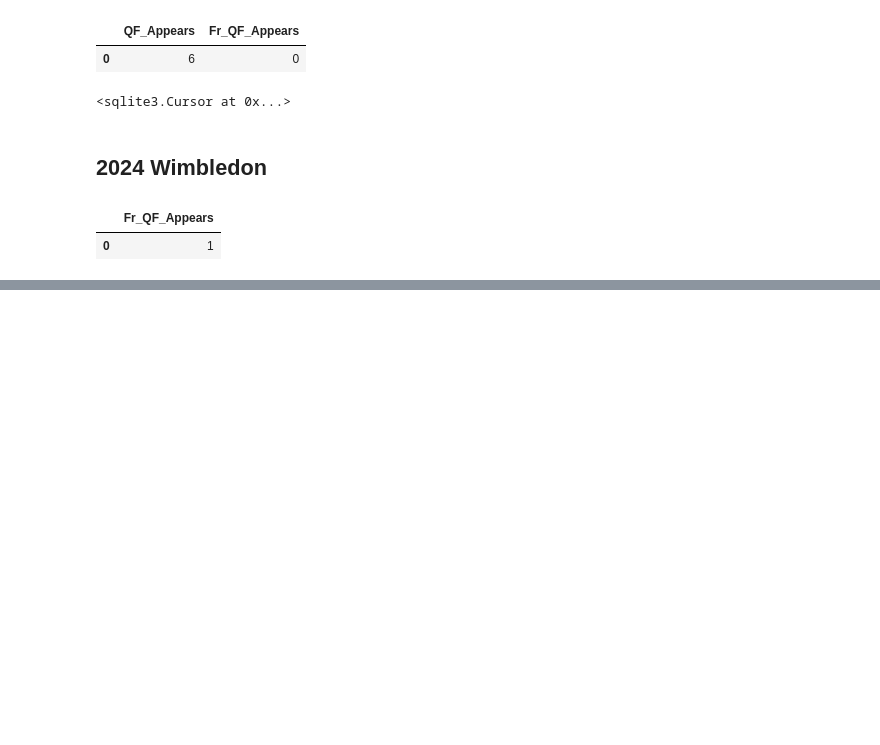
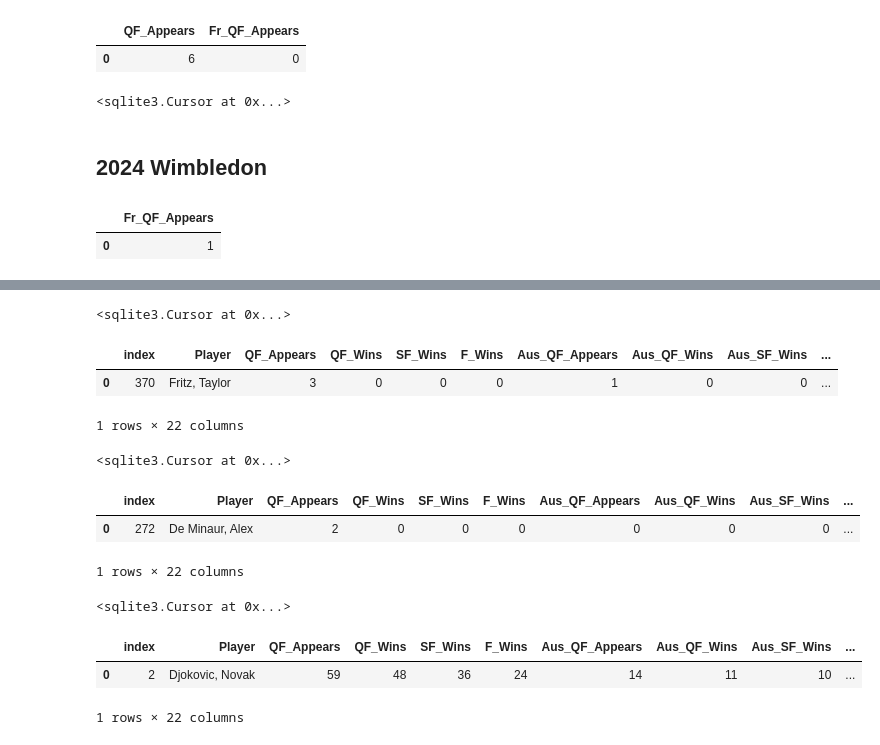
Before and after one commit to gadamico/Sports-Data, a Jupyter notebook: mens_singles_tennis/notebooks/scratch-tennis-db-updating3.ipynb, the cells around one changed output, grey strips where cells are left out. Cells and saved outputs as stored; diff of their text form; code cells hidden in the pictures; blank space fills up the shorter version.

```diff
--- a/mens_singles_tennis/notebooks/scratch-tennis-db-updating3.ipynb
+++ b/mens_singles_tennis/notebooks/scratch-tennis-db-updating3.ipynb
@@ -336,0 +488,76 @@ conn)
+# %%
+conn.execute(
+    """
+    INSERT INTO mens_tennis
+    VALUES (379, 'Musetti, Lorenzo', 1, 1, 0, 0, 0, 0, 0, 0, 0, 0,
+    0, 0, 1, 1, 0, 0, 0, 0, 0, 0)
+    """
+)
+# %% [output]
+<sqlite3.Cursor at 0x...>
+# %%
+pd.read_sql(
+    """
+    SELECT *
+    FROM mens_tennis
+    WHERE Player = "Fritz, Taylor"
+    """
+,
+conn
+)
+# %% [output]
+|  | index | Player | QF_Appears | QF_Wins | SF_Wins | F_Wins | Aus_QF_Appears | Aus_QF_Wins | Aus_SF_Wins | ... |
+| 0 | 370 | Fritz, Taylor | 3 | 0 | 0 | 0 | 1 | 0 | 0 | ... |
+1 rows × 22 columns
+# %%
+conn.execute(
+    """
+    UPDATE mens_tennis
+    SET QF_Appears = 4,
+    Wim_QF_Appears = 2
+
+    WHERE Player = 'Fritz, Taylor'
+    """
+)
+# %% [output]
+<sqlite3.Cursor at 0x...>
+# %%
+pd.read_sql(
+    """
+    SELECT *
+    FROM mens_tennis
+    WHERE Player = "De Minaur, Alex"
+    """
+,
+conn
+)
+# %% [output]
+|  | index | Player | QF_Appears | QF_Wins | SF_Wins | F_Wins | Aus_QF_Appears | Aus_QF_Wins | Aus_SF_Wins | ... |
+| 0 | 272 | De Minaur, Alex | 2 | 0 | 0 | 0 | 0 | 0 | 0 | ... |
+1 rows × 22 columns
+# %%
+conn.execute(
+    """
+    UPDATE mens_tennis
+    SET QF_Appears = 3,
+    Wim_QF_Appears = 1
+
+    WHERE Player = 'De Minaur, Alex'
+    """
+)
+# %% [output]
+<sqlite3.Cursor at 0x...>
+# %%
+pd.read_sql(
+    """
+    SELECT *
+    FROM mens_tennis
+    WHERE Player = "Djokovic, Novak"
+    """
+,
+conn
+)
+# %% [output]
+|  | index | Player | QF_Appears | QF_Wins | SF_Wins | F_Wins | Aus_QF_Appears | Aus_QF_Wins | Aus_SF_Wins | ... |
+| 0 | 2 | Djokovic, Novak | 59 | 48 | 36 | 24 | 14 | 11 | 10 | ... |
+1 rows × 22 columns
```
Also changed, not shown: parts of 15 cells of this notebook, 1 other file.
